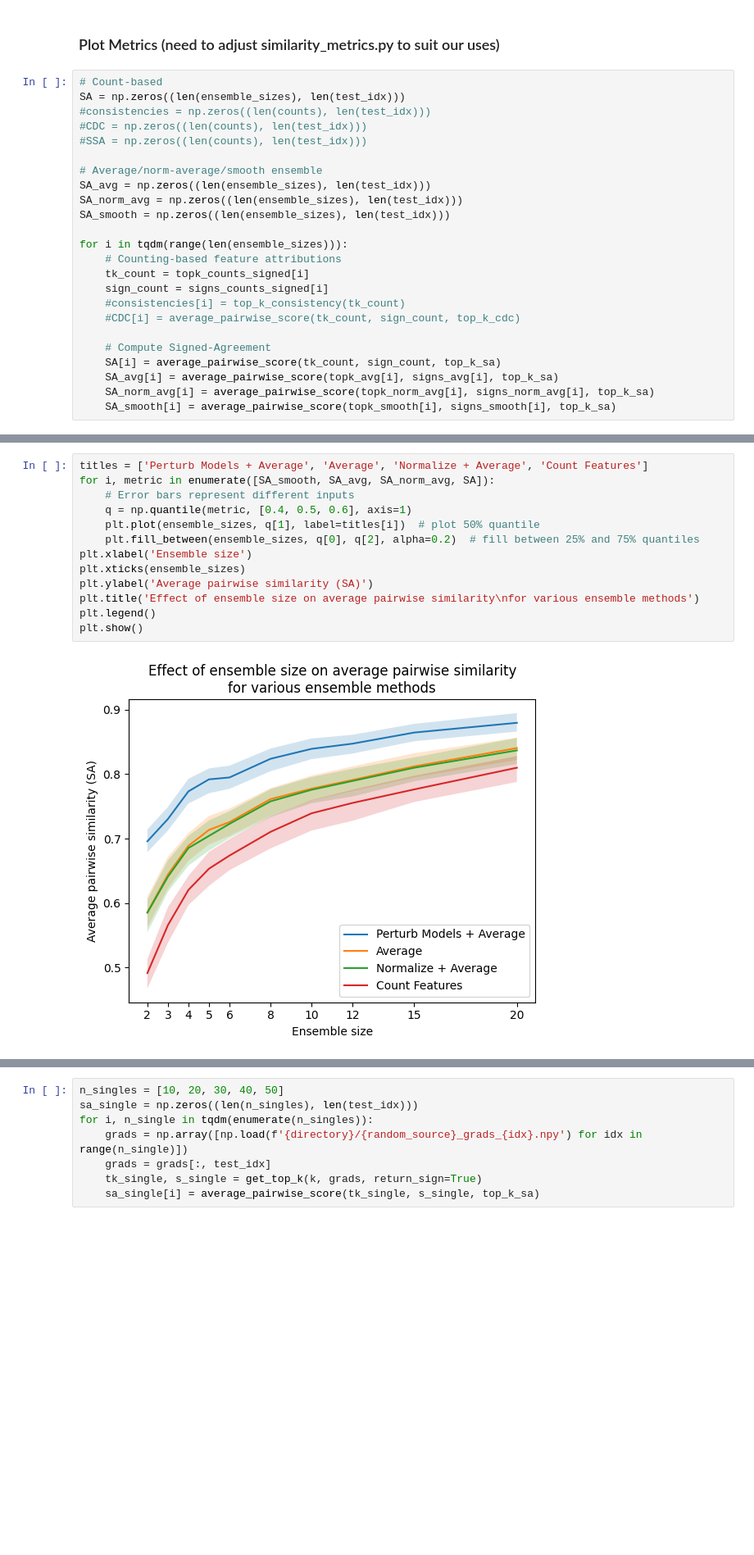
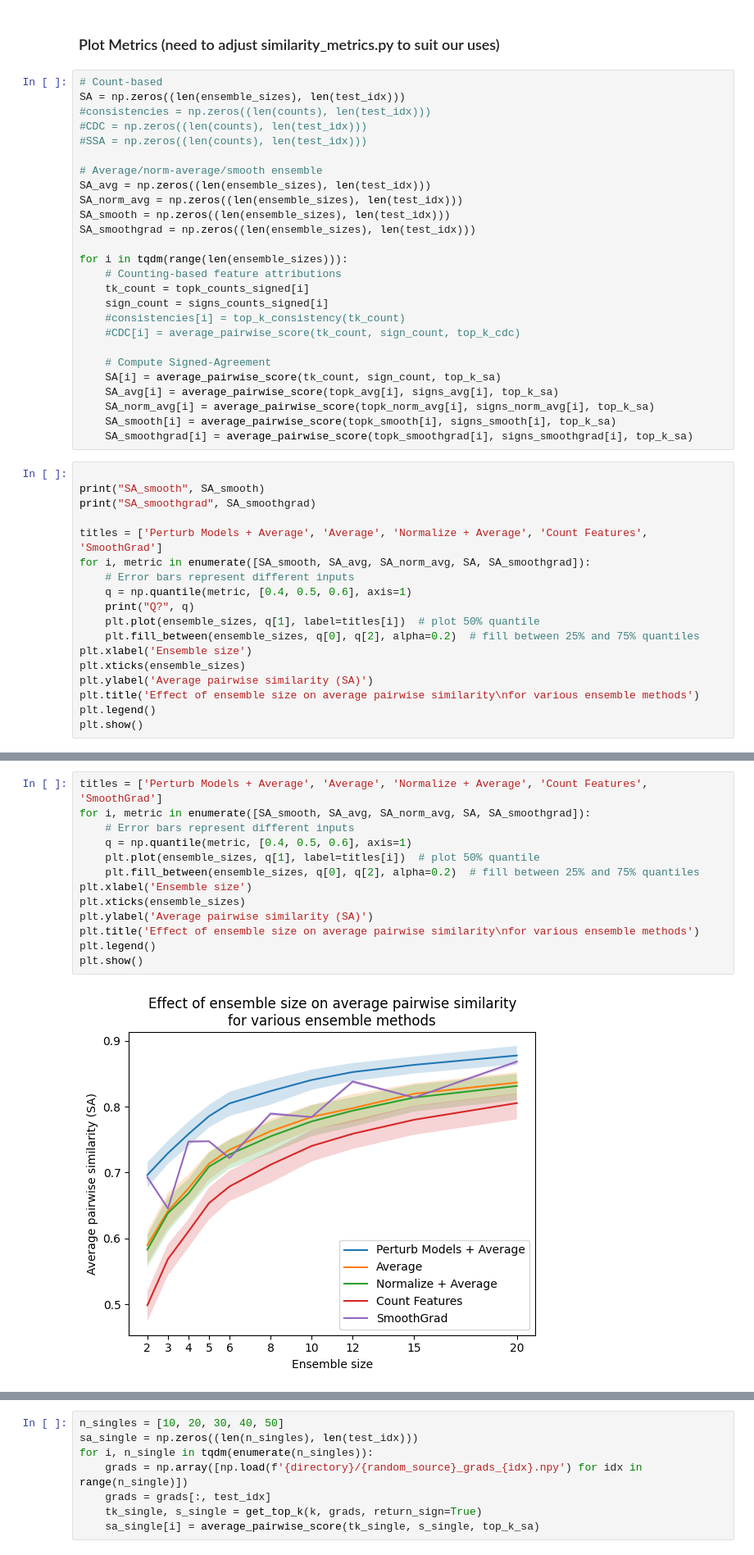
Before and after one commit to nicole-hjlin/harvard_cs282_ptg, a Jupyter notebook: ptg/tutorial.ipynb, the cells around one changed output, grey strips where cells are left out. Shown at 82% size. Drawn from its saved outputs; the diff is of its cells as text; blank space fills up the shorter version.

Commit message:
Add SmoothGrad metrics. Moving to cloud

```diff
--- a/ptg/tutorial.ipynb
+++ b/ptg/tutorial.ipynb
@@ -162,6 +193,7 @@ SA = np.zeros((len(ensemble_sizes), len(test_idx)))
 SA_avg = np.zeros((len(ensemble_sizes), len(test_idx)))
 SA_norm_avg = np.zeros((len(ensemble_sizes), len(test_idx)))
 SA_smooth = np.zeros((len(ensemble_sizes), len(test_idx)))
+SA_smoothgrad = np.zeros((len(ensemble_sizes), len(test_idx)))
 
 for i in tqdm(range(len(ensemble_sizes))):
     # Counting-based feature attributions
@@ -175,3 +207,22 @@ for i in tqdm(range(len(ensemble_sizes))):
     SA_avg[i] = average_pairwise_score(topk_avg[i], signs_avg[i], top_k_sa)
     SA_norm_avg[i] = average_pairwise_score(topk_norm_avg[i], signs_norm_avg[i], top_k_sa)
     SA_smooth[i] = average_pairwise_score(topk_smooth[i], signs_smooth[i], top_k_sa)
+    SA_smoothgrad[i] = average_pairwise_score(topk_smoothgrad[i], signs_smoothgrad[i], top_k_sa)
+# %%
+
+print("SA_smooth", SA_smooth)
+print("SA_smoothgrad", SA_smoothgrad)
+
+titles = ['Perturb Models + Average', 'Average', 'Normalize + Average', 'Count Features', 'SmoothGrad']
+for i, metric in enumerate([SA_smooth, SA_avg, SA_norm_avg, SA, SA_smoothgrad]):
+    # Error bars represent different inputs
+    q = np.quantile(metric, [0.4, 0.5, 0.6], axis=1)
+    print("Q?", q)
+    plt.plot(ensemble_sizes, q[1], label=titles[i])  # plot 50% quantile
+    plt.fill_between(ensemble_sizes, q[0], q[2], alpha=0.2)  # fill between 25% and 75% quantiles
+plt.xlabel('Ensemble size')
+plt.xticks(ensemble_sizes)
+plt.ylabel('Average pairwise similarity (SA)')
+plt.title('Effect of ensemble size on average pairwise similarity\nfor various ensemble methods')
+plt.legend()
+plt.show()
@@ -178,15 +248,15 @@ for i in tqdm(range(len(ensemble_sizes))):
 # %%
-titles = ['Perturb Models + Average', 'Average', 'Normalize + Average', 'Count Features']
-for i, metric in enumerate([SA_smooth, SA_avg, SA_norm_avg, SA]):
+titles = ['Perturb Models + Average', 'Average', 'Normalize + Average', 'Count Features', 'SmoothGrad']
+for i, metric in enumerate([SA_smooth, SA_avg, SA_norm_avg, SA, SA_smoothgrad]):
     # Error bars represent different inputs
     q = np.quantile(metric, [0.4, 0.5, 0.6], axis=1)
     plt.plot(ensemble_sizes, q[1], label=titles[i])  # plot 50% quantile
     plt.fill_between(ensemble_sizes, q[0], q[2], alpha=0.2)  # fill between 25% and 75% quantiles
 plt.xlabel('Ensemble size')
 plt.xticks(ensemble_sizes)
 plt.ylabel('Average pairwise similarity (SA)')
 plt.title('Effect of ensemble size on average pairwise similarity\nfor various ensemble methods')
 plt.legend()
 plt.show()
 # %% [output]
-[figure, old version]
+[figure, new version]
```
Also changed, not shown: parts of 3 cells of this notebook.
